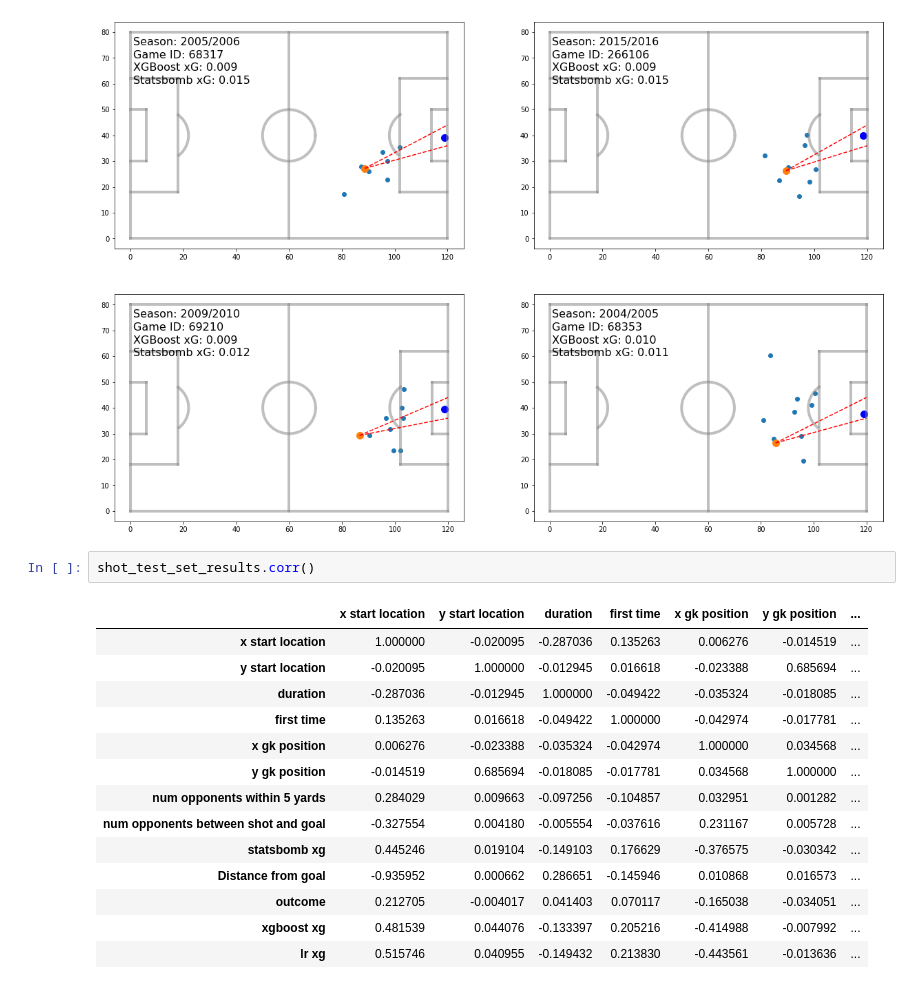
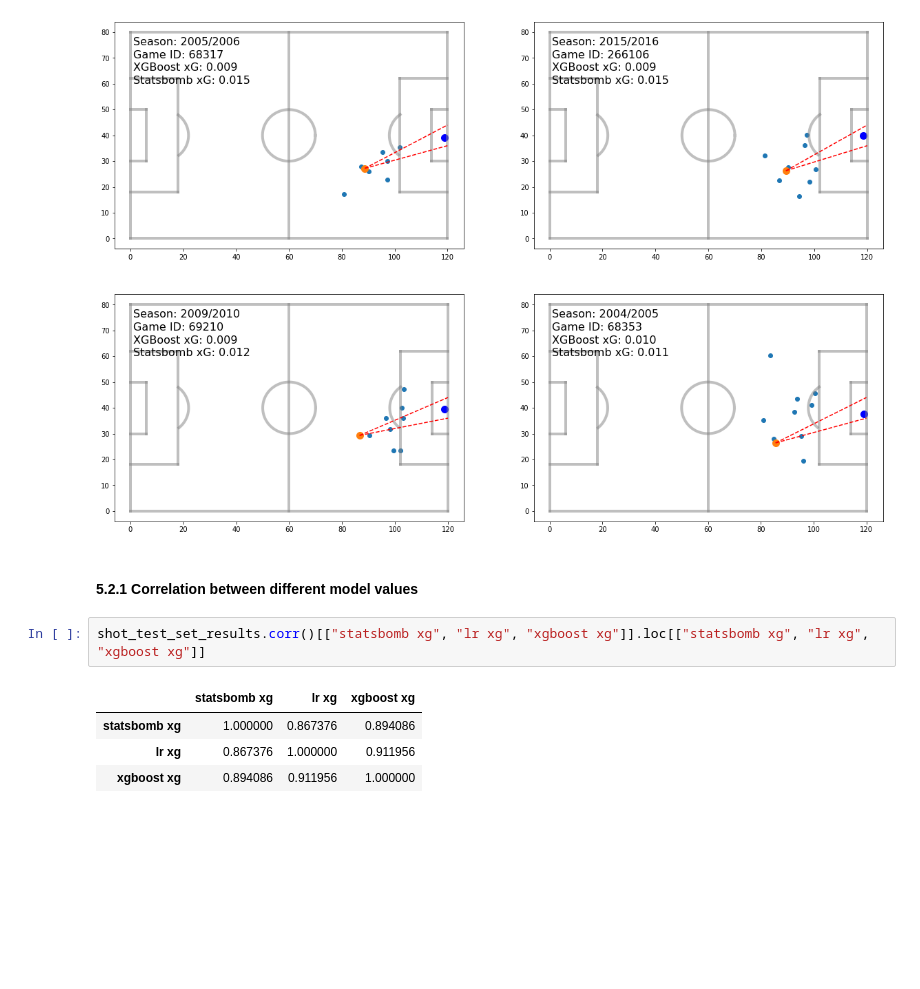
Before and after one commit to RobBlumberg/xg_model, a Jupyter notebook: src/xg_model.ipynb, the cells around one changed output. Drawn from its saved outputs; the diff is of its cells as text; blank space fills up the shorter version.

```diff
--- a/src/xg_model.ipynb
+++ b/src/xg_model.ipynb
@@ -998,20 +1006,12 @@ for i in range(4):
     num+=1
 # %% [output]
 [figure]
-# %%
-shot_test_set_results.corr()
-# %% [output]
-|  | x start location | y start location | duration | first time | x gk position | y gk position | ... |
-| x start location | 1.000000 | -0.020095 | -0.287036 | 0.135263 | 0.006276 | -0.014519 | ... |
-| y start location | -0.020095 | 1.000000 | -0.012945 | 0.016618 | -0.023388 | 0.685694 | ... |
-| duration | -0.287036 | -0.012945 | 1.000000 | -0.049422 | -0.035324 | -0.018085 | ... |
-| first time | 0.135263 | 0.016618 | -0.049422 | 1.000000 | -0.042974 | -0.017781 | ... |
-| x gk position | 0.006276 | -0.023388 | -0.035324 | -0.042974 | 1.000000 | 0.034568 | ... |
-| y gk position | -0.014519 | 0.685694 | -0.018085 | -0.017781 | 0.034568 | 1.000000 | ... |
-| num opponents within 5 yards | 0.284029 | 0.009663 | -0.097256 | -0.104857 | 0.032951 | 0.001282 | ... |
-| num opponents between shot and goal | -0.327554 | 0.004180 | -0.005554 | -0.037616 | 0.231167 | 0.005728 | ... |
-| statsbomb xg | 0.445246 | 0.019104 | -0.149103 | 0.176629 | -0.376575 | -0.030342 | ... |
-| Distance from goal | -0.935952 | 0.000662 | 0.286651 | -0.145946 | 0.010868 | 0.016573 | ... |
-| outcome | 0.212705 | -0.004017 | 0.041403 | 0.070117 | -0.165038 | -0.034051 | ... |
-| xgboost xg | 0.481539 | 0.044076 | -0.133397 | 0.205216 | -0.414988 | -0.007992 | ... |
-| lr xg | 0.515746 | 0.040955 | -0.149432 | 0.213830 | -0.443561 | -0.013636 | ... |
+# %% [markdown]
+#### 5.2.1 Correlation between different model values
+# %%
+shot_test_set_results.corr()[["statsbomb xg", "lr xg", "xgboost xg"]].loc[["statsbomb xg", "lr xg", "xgboost xg"]]
+# %% [output]
+|  | statsbomb xg | lr xg | xgboost xg |
+| statsbomb xg | 1.000000 | 0.867376 | 0.894086 |
+| lr xg | 0.867376 | 1.000000 | 0.911956 |
+| xgboost xg | 0.894086 | 0.911956 | 1.000000 |
```
Also changed, not shown: parts of 1 cell of this notebook.
